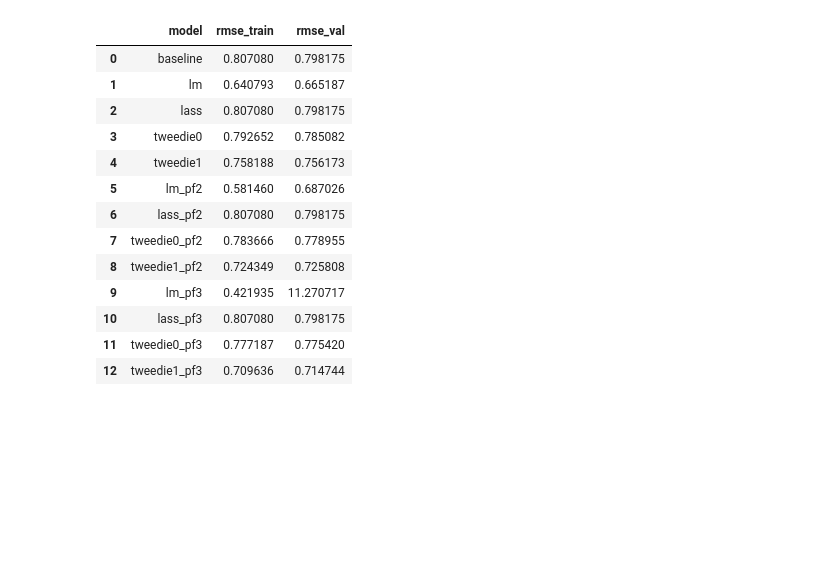
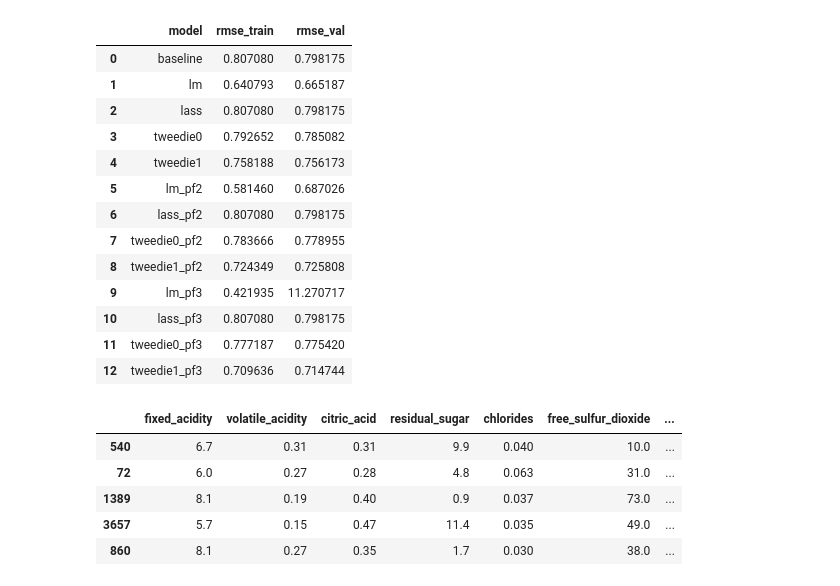
Before and after one commit to richiepmeyer/wine_quality, a Jupyter notebook: scratch_rm.ipynb, the cells around one changed output. Drawn from its saved outputs; the diff is of its cells as text; code cells hidden in the pictures; blank space fills up the shorter version.

```diff
--- a/scratch_rm.ipynb
+++ b/scratch_rm.ipynb
@@ -302,3 +302,12 @@ run_models(X_train_red,X_val_red,X_test_red,y_train_red,y_val_red,'quality')
 | 10 | lass_pf3 | 0.807080 | 0.798175 |
 | 11 | tweedie0_pf3 | 0.777187 | 0.775420 |
 | 12 | tweedie1_pf3 | 0.709636 | 0.714744 |
+# %%
+train.head()
+# %% [output]
+|  | fixed_acidity | volatile_acidity | citric_acid | residual_sugar | chlorides | free_sulfur_dioxide | ... |
+| 540 | 6.7 | 0.31 | 0.31 | 9.9 | 0.040 | 10.0 | ... |
+| 72 | 6.0 | 0.27 | 0.28 | 4.8 | 0.063 | 31.0 | ... |
+| 1389 | 8.1 | 0.19 | 0.40 | 0.9 | 0.037 | 73.0 | ... |
+| 3657 | 5.7 | 0.15 | 0.47 | 11.4 | 0.035 | 49.0 | ... |
+| 860 | 8.1 | 0.27 | 0.35 | 1.7 | 0.030 | 38.0 | ... |
```
Also changed, not shown: parts of 1 cell of this notebook.
